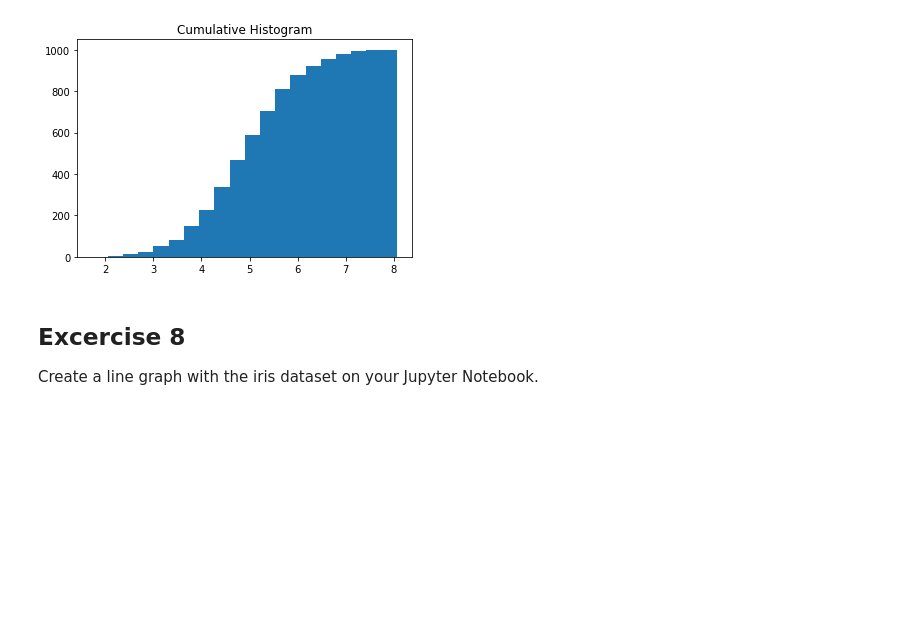
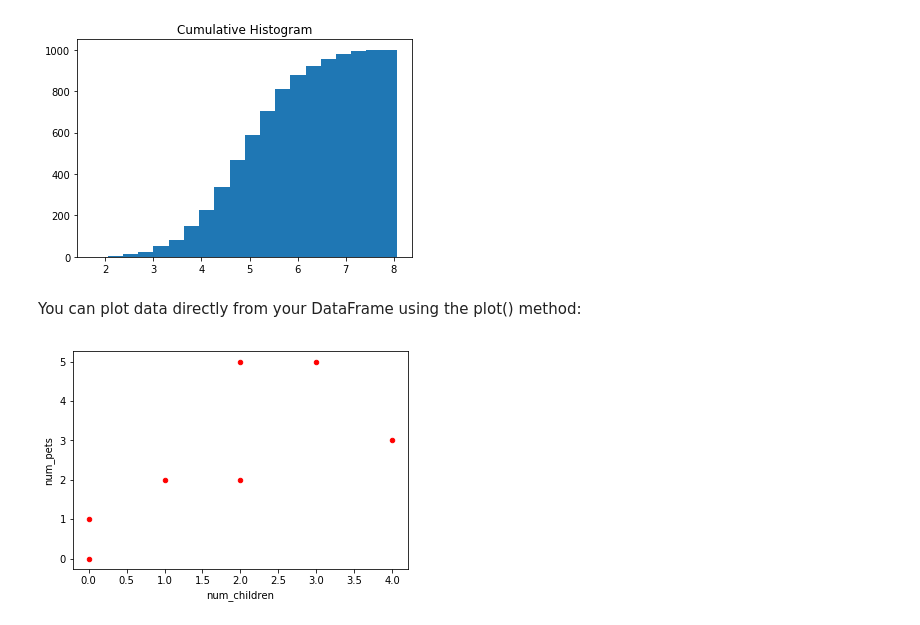
Before and after one commit to natriumoxid/course_jupyter, a Jupyter notebook: introduction_to_ipython_with_solutions.ipynb, the cells around one changed output. Saved outputs shown, nothing was run; the diff lists cells and outputs as text; code cells hidden in the pictures; blank space fills up the shorter version.

```diff
--- a/introduction_to_ipython_with_solutions.ipynb
+++ b/introduction_to_ipython_with_solutions.ipynb
@@ -605,7 +605,23 @@ plt.show()
 [figure]
 [figure]
 [figure]
-# %% [markdown]
-## Excercise 8
-
-Create a line graph with the iris dataset on your Jupyter Notebook.
+# %% [markdown]
+You can plot data directly from your DataFrame using the plot() method:
+# %%
+import matplotlib.pyplot as plt
+import pandas as pd
+
+df = pd.DataFrame({
+    'name':['john','mary','peter','jeff','bill','lisa','jose'],
+    'age':[23,78,22,19,45,33,20],
+    'gender':['M','F','M','M','M','F','M'],
+    'state':['california','dc','california','dc','california','texas','texas'],
+    'num_children':[2,0,0,3,2,1,4],
+    'num_pets':[5,1,0,5,2,2,3]
+})
+
+# a scatter plot comparing num_children and num_pets
+df.plot(kind='scatter',x='num_children',y='num_pets',color='red')
+plt.show()
+# %% [output]
+[figure, added]
```
Also changed, not shown: parts of 4 cells of this notebook.
